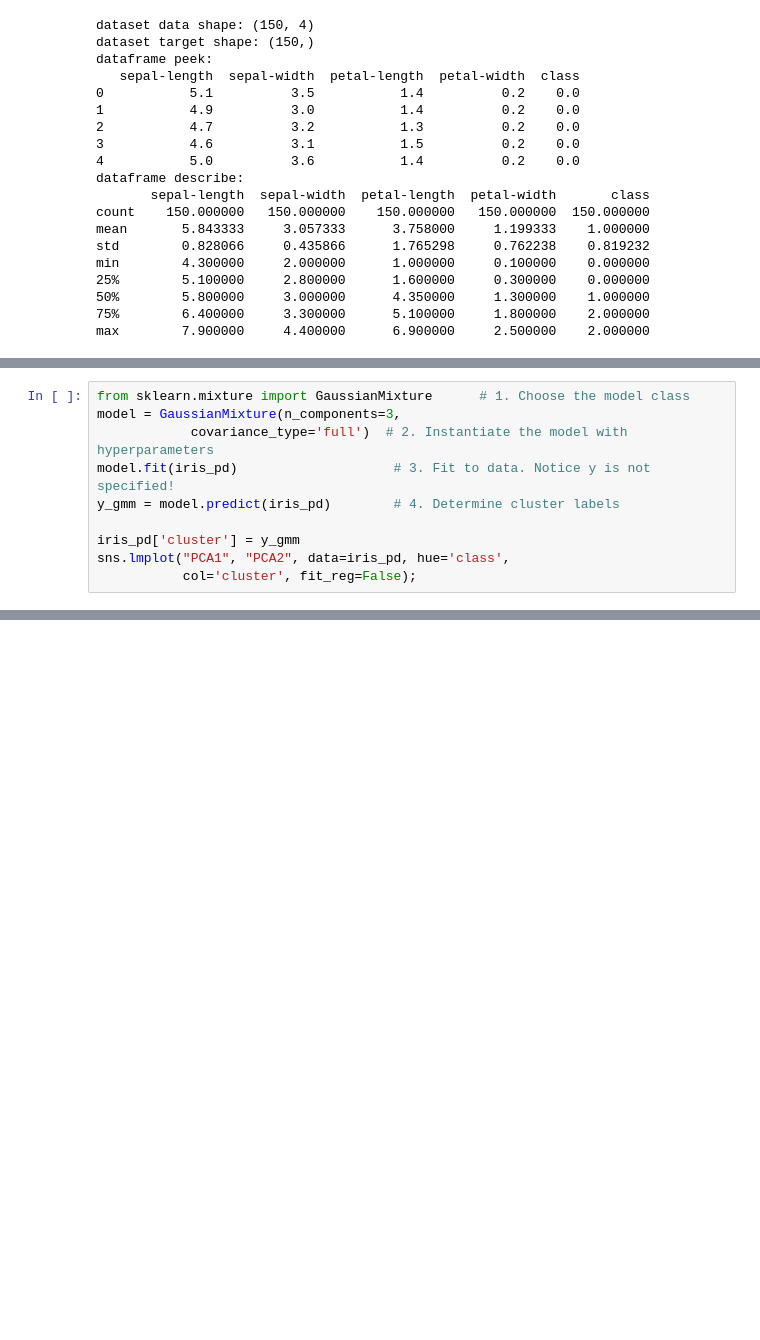
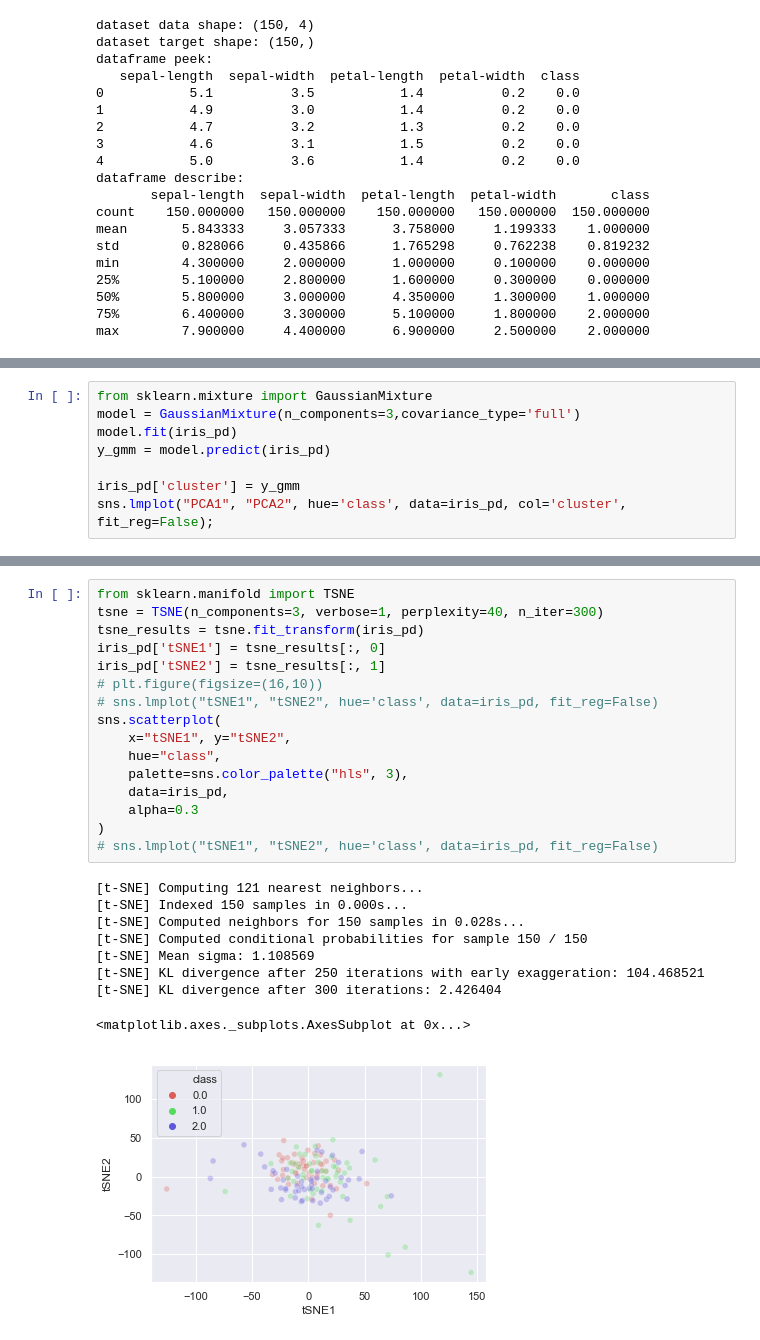
Before and after one commit to ruixiao85/python_notebook, a Jupyter notebook: main.ipynb, the cells around one changed output, grey strips where cells are left out. Drawn from its saved outputs; the diff is of its cells as text; blank space fills up the shorter version.

```diff
--- a/main.ipynb
+++ b/main.ipynb
@@ -77,11 +87,9 @@ ImportError: cannot import name 'GMM' from 'sklearn.mixture' (C:\ProgramData\Min
 # %%
-from sklearn.mixture import GaussianMixture      # 1. Choose the model class
-model = GaussianMixture(n_components=3,
-            covariance_type='full')  # 2. Instantiate the model with hyperparameters
-model.fit(iris_pd)                    # 3. Fit to data. Notice y is not specified!
-y_gmm = model.predict(iris_pd)        # 4. Determine cluster labels
+from sklearn.mixture import GaussianMixture
+model = GaussianMixture(n_components=3,covariance_type='full')
+model.fit(iris_pd)
+y_gmm = model.predict(iris_pd)
 
 iris_pd['cluster'] = y_gmm
-sns.lmplot("PCA1", "PCA2", data=iris_pd, hue='class',
-           col='cluster', fit_reg=False);
+sns.lmplot("PCA1", "PCA2", hue='class', data=iris_pd, col='cluster', fit_reg=False);
 # %% [output]
@@ -88,0 +97,26 @@ KeyError: "['PCA2', 'PCA1'] not in index"
+# %%
+from sklearn.manifold import TSNE
+tsne = TSNE(n_components=3, verbose=1, perplexity=40, n_iter=300)
+tsne_results = tsne.fit_transform(iris_pd)
+iris_pd['tSNE1'] = tsne_results[:, 0]
+iris_pd['tSNE2'] = tsne_results[:, 1]
+# plt.figure(figsize=(16,10))
+# sns.lmplot("tSNE1", "tSNE2", hue='class', data=iris_pd, fit_reg=False)
+sns.scatterplot(
+    x="tSNE1", y="tSNE2",
+    hue="class",
+    palette=sns.color_palette("hls", 3),
+    data=iris_pd,
+    alpha=0.3
+)
+# sns.lmplot("tSNE1", "tSNE2", hue='class', data=iris_pd, fit_reg=False)
+# %% [output]
+[t-SNE] Computing 121 nearest neighbors...
+[t-SNE] Indexed 150 samples in 0.000s...
+[t-SNE] Computed neighbors for 150 samples in 0.028s...
+[t-SNE] Computed conditional probabilities for sample 150 / 150
+[t-SNE] Mean sigma: 1.108569
+[t-SNE] KL divergence after 250 iterations with early exaggeration: 104.468521
+[t-SNE] KL divergence after 300 iterations: 2.426404
+<matplotlib.axes._subplots.AxesSubplot at 0x...>
+[figure, added]
```
Also changed, not shown: parts of 4 cells of this notebook.
